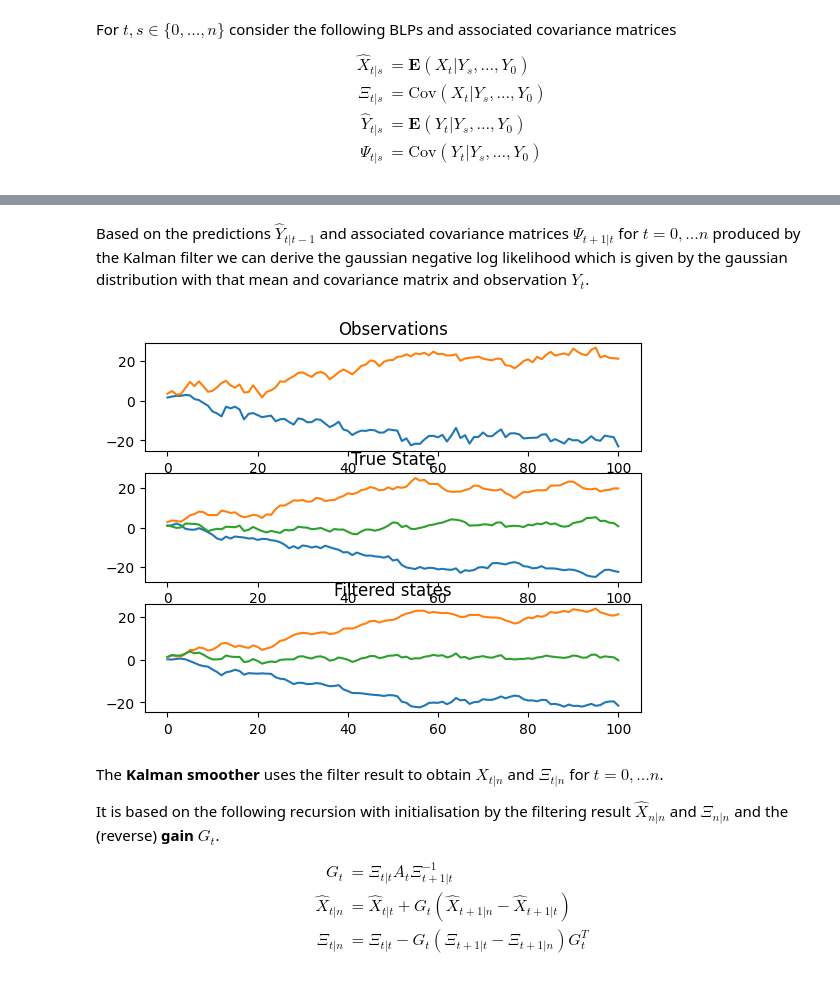
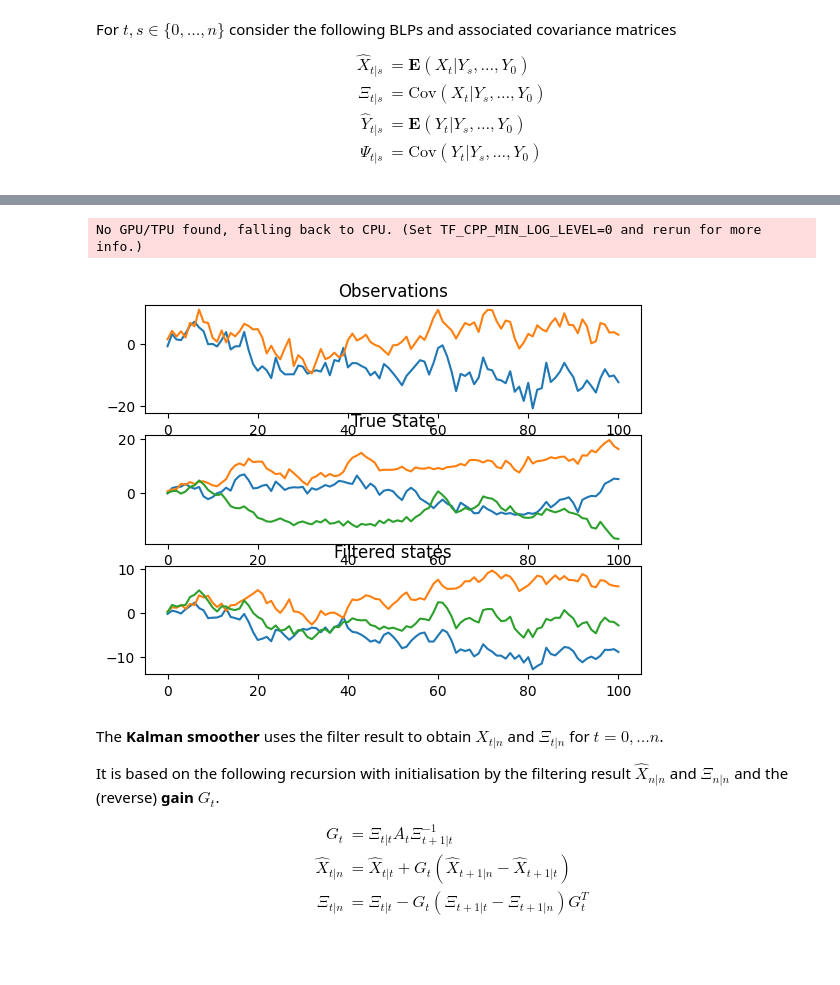
Before and after one commit to stefanheyder/isssm, a Jupyter notebook: nbs/10_kalman_filter_smoother.ipynb, the cells around one changed output, grey strips where cells are left out. Saved outputs shown, nothing was run; the diff lists cells and outputs as text; code cells hidden in the pictures; blank space fills up the shorter version.

```diff
--- a/nbs/10_kalman_filter_smoother.ipynb
+++ b/nbs/10_kalman_filter_smoother.ipynb
@@ -144,32 +74,27 @@ from jax import vmap
 
 import tensorflow_probability.substrates.jax.distributions as tfd
 
-
 def predict(
-    x_filt: Float[Array, "m"],
-    Xi_filt: Float[Array, "m m"],
-    A: Float[Array, "m m"],
-    B: Float[Array, "p m"],
-    Sigma: Float[Array, "m m"],
-    Omega: Float[Array, "p p"],
+    x_filt: Float[Array, "m"], # $X_{t|t}$
+    Xi_filt: Float[Array, "m m"], # $\Xi_{t|t}
+    A: Float[Array, "m m"], # $A_t$
+    Sigma: Float[Array, "m m"], # $\Sigma_{t + 1}
 ):
     x_pred = A @ x_filt
     Xi_pred = A @ Xi_filt @ A.T + Sigma
 
-    y_pred = B @ x_pred
-    Psi_pred = B @ Xi_pred @ B.T + Omega
-
-    return x_pred, Xi_pred, y_pred, Psi_pred
+    return x_pred, Xi_pred
 
 
 def filter(
     x_pred: Float[Array, "m"],
     Xi_pred: Float[Array, "m m"],
-    y_pred: Float[Array, "p"],
-    Psi_pred: Float[Array, "p p"],
     y: Float[Array, "p"],
     B: Float[Array, "p m"],
+    Omega: Float[Array, "p p"],
 ):
+    y_pred = B @ x_pred
+    Psi_pred = B @ Xi_pred @ B.T + Omega
     K = Xi_pred @ jsla.solve(Psi_pred, B).T
     x_filt = x_pred + K @ (y - y_pred)
     Xi_filt = Xi_pred - K @ Psi_pred @ K.T
@@ -189,8 +114,8 @@ def kalman(
         x_filt, Xi_filt = carry
         y, Sigma, Omega, A, B = inputs
 
-        x_pred, Xi_pred, y_pred, Psi_pred = predict(x_filt, Xi_filt, A, B, Sigma, Omega)
-        x_filt_next, Xi_filt_next = filter(x_pred, Xi_pred, y_pred, Psi_pred, y, B)
+        x_pred, Xi_pred = predict(x_filt, Xi_filt, A, Sigma)
+        x_filt_next, Xi_filt_next = filter(x_pred, Xi_pred, y, B, Omega)
 
         return (x_filt_next, Xi_filt_next), (x_filt_next, Xi_filt_next, x_pred, Xi_pred)
 
@@ -208,5 +133,3 @@ def kalman(
     )
 
     return x_filt, Xi_filt, x_pred, Xi_pred
-# %% [markdown]
-Based on the predictions $\hat Y_{t| t - 1}$ and associated covariance matrices $\Psi_{t + 1 | t}$ for $t = 0, \dots n$ produced by the Kalman filter we can derive the gaussian negative log likelihood which is given by the gaussian distribution with that mean and covariance matrix and observation $Y_t$.
@@ -221,18 +140,26 @@ def gnll(y, x_pred, Xi_pred, B, Omega):
+# %%
+x0, A, B, Sigma, Omega = common_factor_lcm(
+    100, jnp.zeros(3), jnp.eye(3), 2., 3.
+)
+
+(x,), (y,) = simulate_glssm(x0, A, B, Sigma, Omega, 1, jrn.PRNGKey(53405234))
+# %% [output]
+No GPU/TPU found, falling back to CPU. (Set TF_CPP_MIN_LOG_LEVEL=0 and rerun for more info.)
 # %%
-x_filt, Xi_filt, x_pred, Xi_pred = kalman(Y, x0, Sigma, Omega, A, B)
+x_filt, Xi_filt, x_pred, Xi_pred = kalman(y, x0, Sigma, Omega, A, B)
 fig, (ax1, ax2, ax3) = plt.subplots(3, 1)
 ax1.set_title("Observations")
-ax1.plot(Y, label="y")
+ax1.plot(y, label="y")
 
-ax2.plot(X)
+ax2.plot(x)
 ax2.set_title("True State")
 
 ax3.set_title("Filtered states")
 ax3.plot(x_filt)
 
 plt.show()
 # %% [output]
-[figure, old version]
+[figure, new version]
 # %% [markdown]
 The **Kalman smoother** uses the filter result to obtain $\hat X_{t | n}$ and $\Xi_{t | n}$ for $t = 0, \dots n$.
 
```
Also changed, not shown: parts of 15 cells of this notebook, 16 other files.
